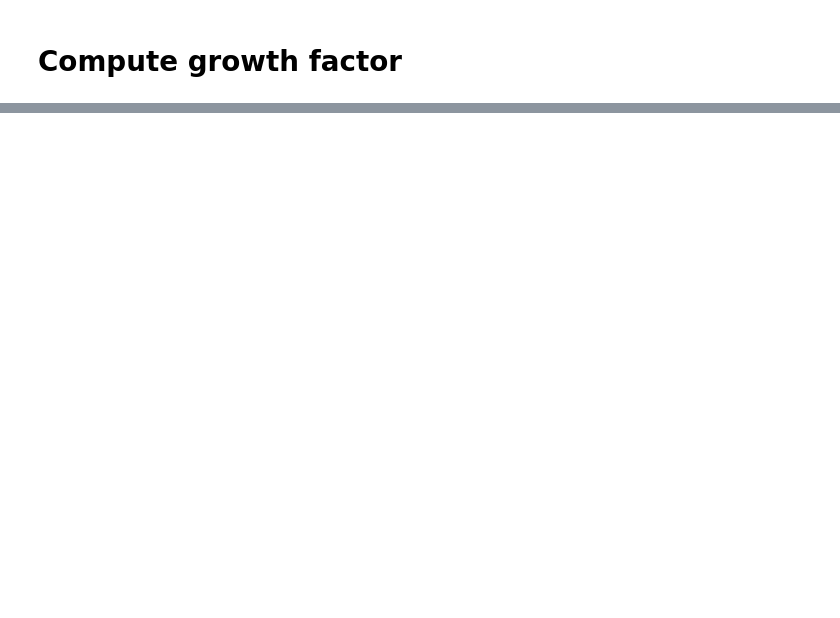
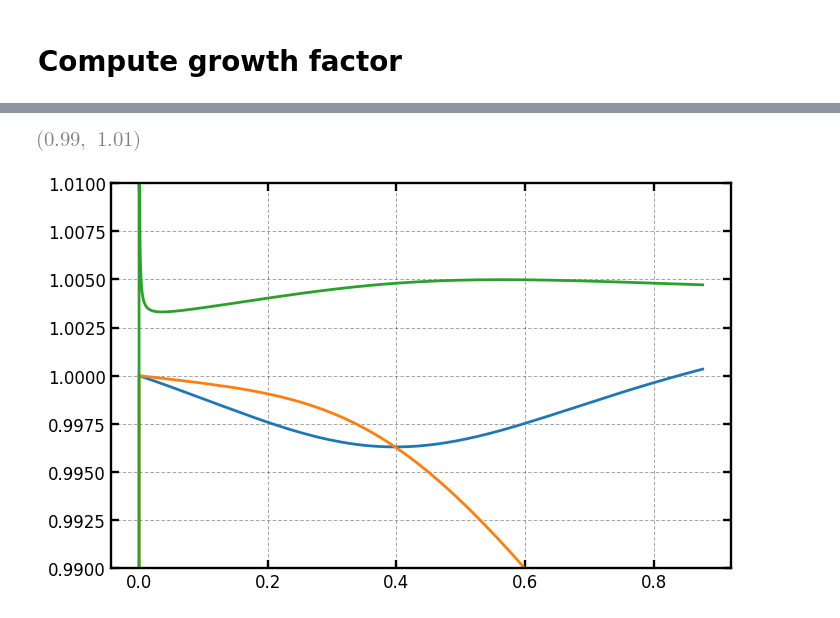
Before and after one commit to BartolomeoF/K-mouflage, a Jupyter notebook: Test.ipynb, the cells around one changed output, grey strips where cells are left out. Cells and saved outputs as stored; diff of their text form; code cells hidden in the pictures; blank space fills up the shorter version.

```diff
--- a/Test.ipynb
+++ b/Test.ipynb
@@ -71,0 +151,8 @@ plt.semilogx(a_E , dum_kmou.D_kmou_J.sol(a_J)[1]/dum_kmou.D_LCDM.sol(a_E)[1])
+# %%
+plt.plot(df_out_ngt2['E_kmou']/df_ngt2['E_J'].values)
+plt.plot(df_out_ngt2['E_kmou_a']/df_ngt2['dE_J_da'].values)
+plt.plot(df_out_ngt2['phi']/df_ngt2['phi_J'].values)
+plt.ylim(0.99,1.01)
+# %% [output]
+[figure, added]
+[figure, added]
```
Also changed, not shown: parts of 18 cells of this notebook.
